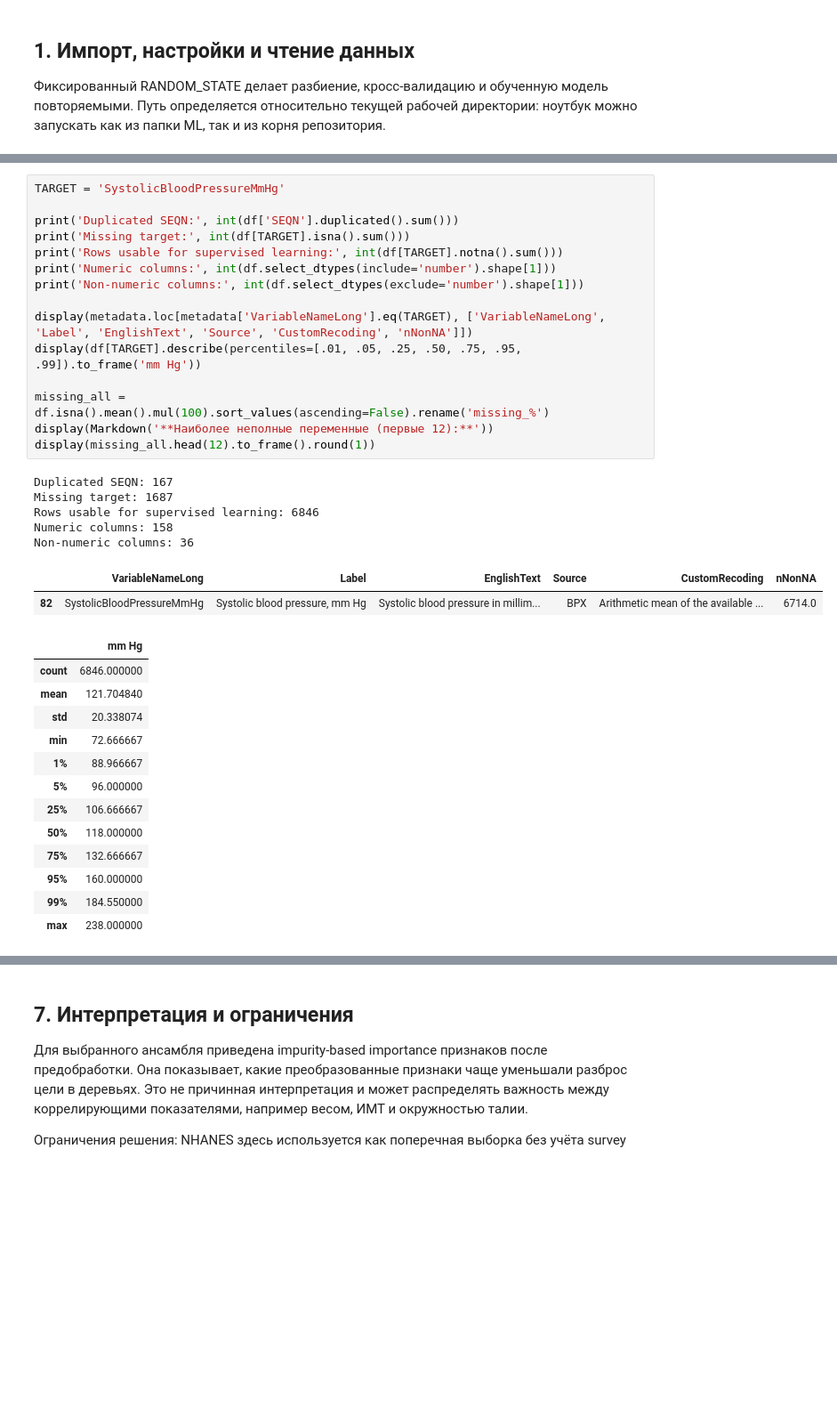
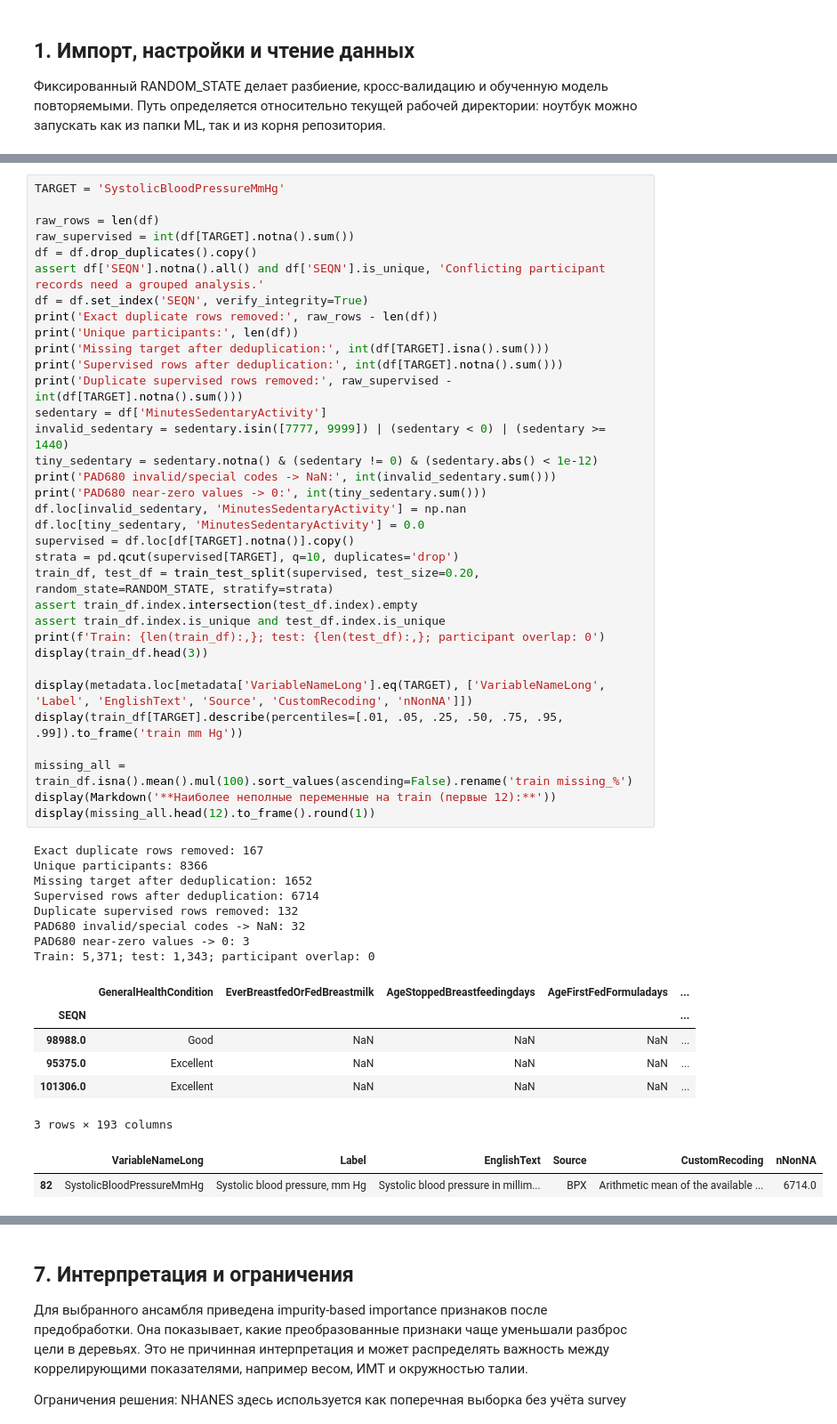
Before and after one commit to denzasikora-lab/bioinf-iii-assessment, a Jupyter notebook: ML/blood_pressure_regression.ipynb, the cells around one changed output, grey strips where cells are left out. Shown at 89% size. Saved outputs shown, nothing was run; the diff lists cells and outputs as text; blank space fills up the shorter version.

```diff
--- a/ML/blood_pressure_regression.ipynb
+++ b/ML/blood_pressure_regression.ipynb
@@ -61,36 +62,51 @@ Data shape: 8,533 rows x 194 columns
 # %%
 TARGET = 'SystolicBloodPressureMmHg'
 
-print('Duplicated SEQN:', int(df['SEQN'].duplicated().sum()))
-print('Missing target:', int(df[TARGET].isna().sum()))
-print('Rows usable for supervised learning:', int(df[TARGET].notna().sum()))
-print('Numeric columns:', int(df.select_dtypes(include='number').shape[1]))
-print('Non-numeric columns:', int(df.select_dtypes(exclude='number').shape[1]))
+raw_rows = len(df)
+raw_supervised = int(df[TARGET].notna().sum())
+df = df.drop_duplicates().copy()
+assert df['SEQN'].notna().all() and df['SEQN'].is_unique, 'Conflicting participant records need a grouped analysis.'
+df = df.set_index('SEQN', verify_integrity=True)
+print('Exact duplicate rows removed:', raw_rows - len(df))
+print('Unique participants:', len(df))
+print('Missing target after deduplication:', int(df[TARGET].isna().sum()))
+print('Supervised rows after deduplication:', int(df[TARGET].notna().sum()))
+print('Duplicate supervised rows removed:', raw_supervised - int(df[TARGET].notna().sum()))
+sedentary = df['MinutesSedentaryActivity']
+invalid_sedentary = sedentary.isin([7777, 9999]) | (sedentary < 0) | (sedentary >= 1440)
+tiny_sedentary = sedentary.notna() & (sedentary != 0) & (sedentary.abs() < 1e-12)
+print('PAD680 invalid/special codes -> NaN:', int(invalid_sedentary.sum()))
+print('PAD680 near-zero values -> 0:', int(tiny_sedentary.sum()))
+df.loc[invalid_sedentary, 'MinutesSedentaryActivity'] = np.nan
+df.loc[tiny_sedentary, 'MinutesSedentaryActivity'] = 0.0
+supervised = df.loc[df[TARGET].notna()].copy()
+strata = pd.qcut(supervised[TARGET], q=10, duplicates='drop')
+train_df, test_df = train_test_split(supervised, test_size=0.20, random_state=RANDOM_STATE, stratify=strata)
+assert train_df.index.intersection(test_df.index).empty
+assert train_df.index.is_unique and test_df.index.is_unique
+print(f'Train: {len(train_df):,}; test: {len(test_df):,}; participant overlap: 0')
+display(train_df.head(3))
 
 display(metadata.loc[metadata['VariableNameLong'].eq(TARGET), ['VariableNameLong', 'Label', 'EnglishText', 'Source', 'CustomRecoding', 'nNonNA']])
-display(df[TARGET].describe(percentiles=[.01, .05, .25, .50, .75, .95, .99]).to_frame('mm Hg'))
+display(train_df[TARGET].describe(percentiles=[.01, .05, .25, .50, .75, .95, .99]).to_frame('train mm Hg'))
 
-missing_all = df.isna().mean().mul(100).sort_values(ascending=False).rename('missing_%')
-display(Markdown('**Наиболее неполные переменные (первые 12):**'))
+missing_all = train_df.isna().mean().mul(100).sort_values(ascending=False).rename('train missing_%')
+display(Markdown('**Наиболее неполные переменные на train (первые 12):**'))
 display(missing_all.head(12).to_frame().round(1))
 # %% [output]
-Duplicated SEQN: 167
-Missing target: 1687
-Rows usable for supervised learning: 6846
-Numeric columns: 158
-Non-numeric columns: 36
+Exact duplicate rows removed: 167
+Unique participants: 8366
+Missing target after deduplication: 1652
+Supervised rows after deduplication: 6714
+Duplicate supervised rows removed: 132
+PAD680 invalid/special codes -> NaN: 32
+PAD680 near-zero values -> 0: 3
+Train: 5,371; test: 1,343; participant overlap: 0
-|  | VariableNameLong | Label | EnglishText | Source | CustomRecoding | nNonNA |
-| 82 | SystolicBloodPressureMmHg | Systolic blood pressure, mm Hg | Systolic blood pressure in millim... | BPX | Arithmetic mean of the available ... | 6714.0 |
+|  | GeneralHealthCondition | EverBreastfedOrFedBreastmilk | AgeStoppedBreastfeedingdays | AgeFirstFedFormuladays | ... |
+| SEQN |  |  |  |  | ... |
+| 98988.0 | Good | NaN | NaN | NaN | ... |
+| 95375.0 | Excellent | NaN | NaN | NaN | ... |
+| 101306.0 | Excellent | NaN | NaN | NaN | ... |
+3 rows × 193 columns
-|  | mm Hg |
-| count | 6846.000000 |
-| mean | 121.704840 |
-| std | 20.338074 |
-| min | 72.666667 |
-| 1% | 88.966667 |
-| 5% | 96.000000 |
-| 25% | 106.666667 |
-| 50% | 118.000000 |
-| 75% | 132.666667 |
-| 95% | 160.000000 |
-| 99% | 184.550000 |
-| max | 238.000000 |
+|  | VariableNameLong | Label | EnglishText | Source | CustomRecoding | nNonNA |
+| 82 | SystolicBloodPressureMmHg | Systolic blood pressure, mm Hg | Systolic blood pressure in millim... | BPX | Arithmetic mean of the available ... | 6714.0 |
```
Also changed, not shown: parts of 14 cells of this notebook, 9 other files.
